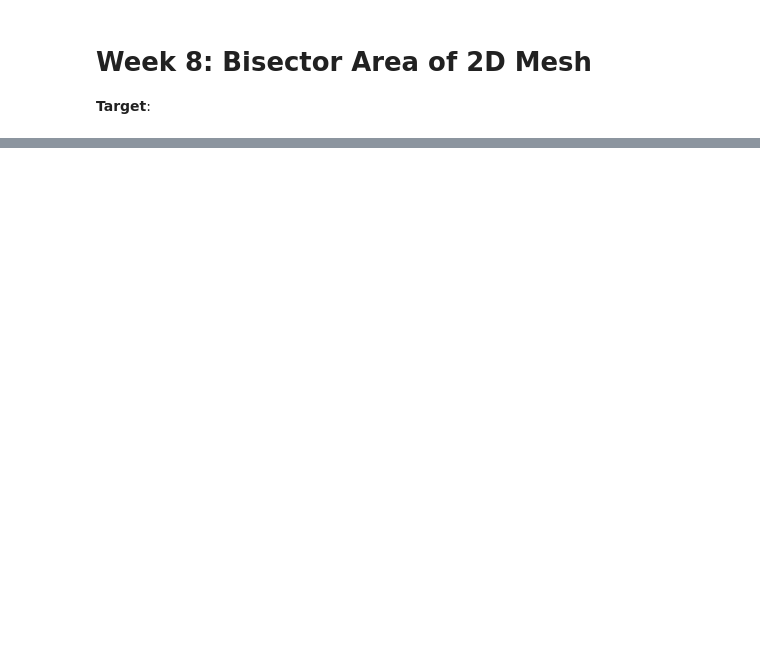
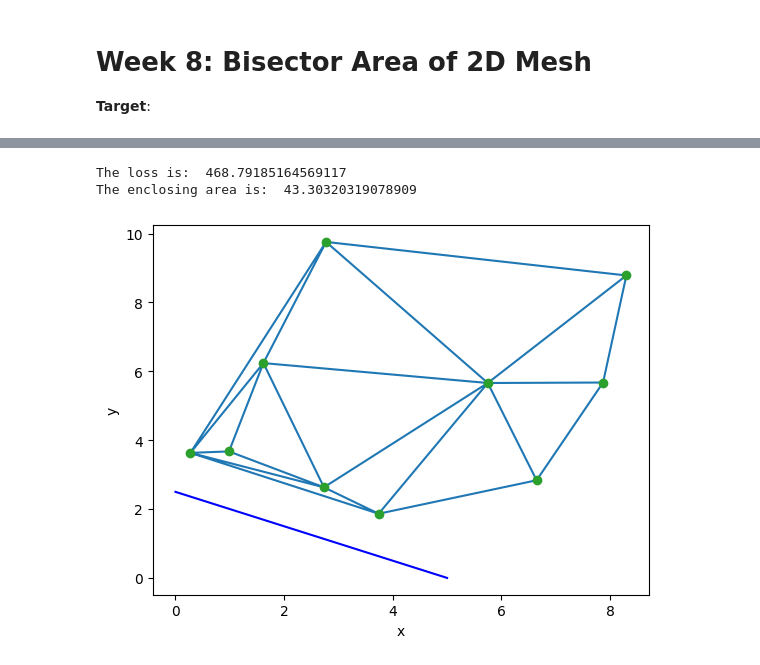
Before and after one commit to scyyc1/ED_Dissertation, a Jupyter notebook: Week 8/Week 8.ipynb, the cells around one changed output, grey strips where cells are left out. Cells and saved outputs as stored; diff of their text form; code cells hidden in the pictures; blank space fills up the shorter version.

```diff
--- a/Week 8/Week 8.ipynb
+++ b/Week 8/Week 8.ipynb
@@ -83,0 +56,6 @@ dL/dC is:  0.02458189499844068
+# %%
+test.train()
+# %% [output]
+The loss is:  468.79185164569117
+The enclosing area is:  43.30320319078909
+[figure, added]
```
Also changed, not shown: parts of 9 cells of this notebook.
